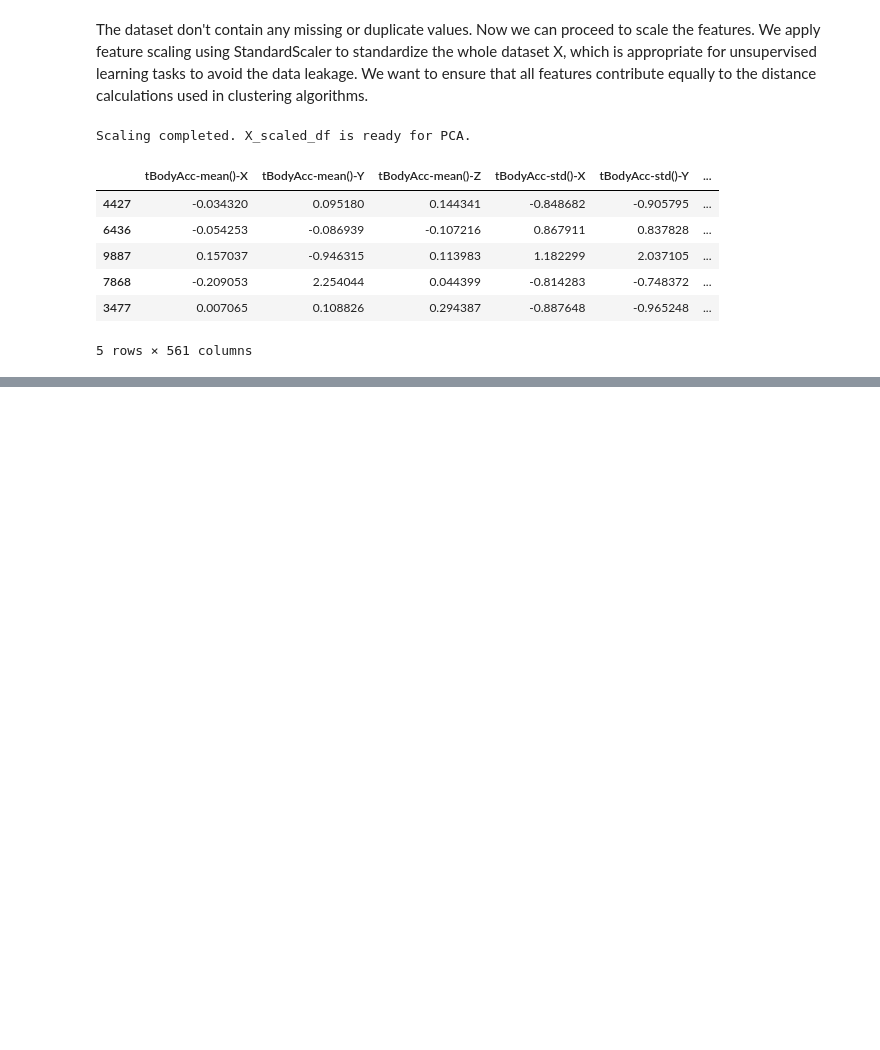
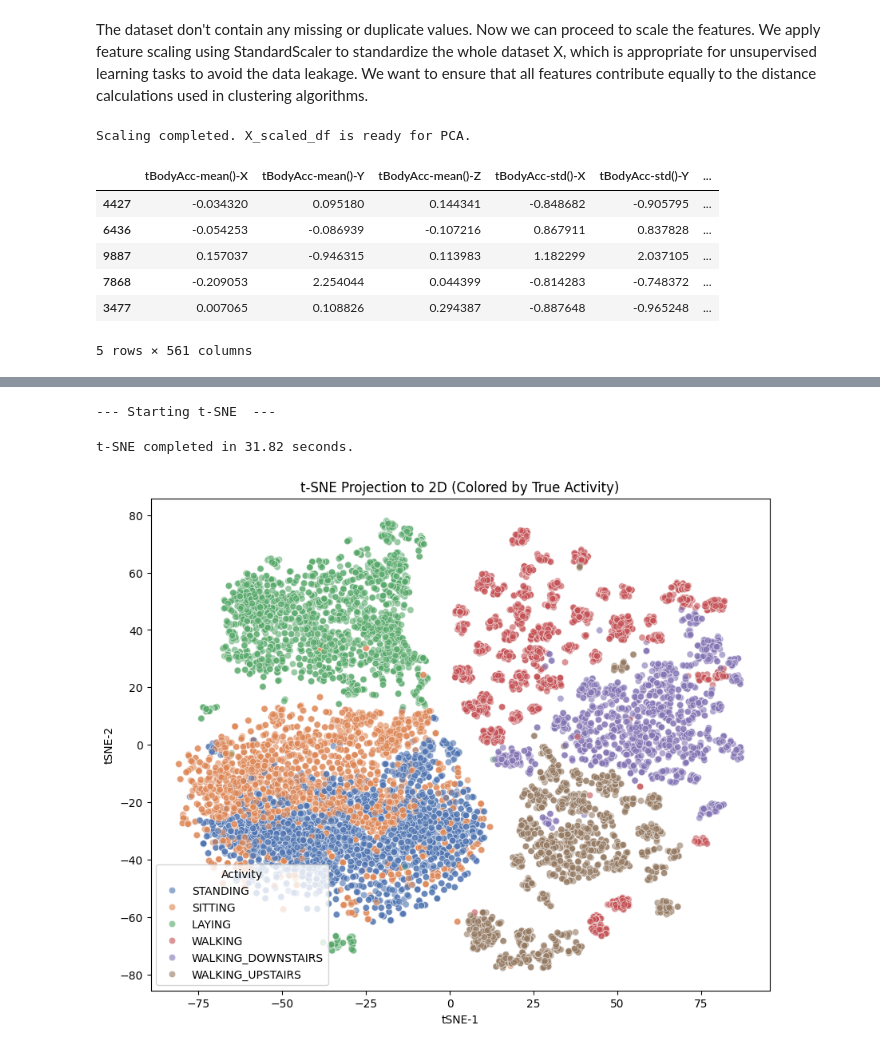
Before and after one commit to JakubbBlaszczykk/Project2-HAR-Unsupervised-Analysis, a Jupyter notebook: main.ipynb, the cells around one changed output, grey strips where cells are left out. Drawn from its saved outputs; the diff is of its cells as text; code cells hidden in the pictures; blank space fills up the shorter version.

```diff
--- a/main.ipynb
+++ b/main.ipynb
@@ -212,0 +304,31 @@ X_scaled_df.sample(5)
+# %%
+import time
+print("\n--- Starting t-SNE  ---")
+tsne = TSNE(n_components=2,
+            random_state=42,
+            perplexity=30,
+            n_iter=1000)
+
+time_start = time.time()
+X_tsne = tsne.fit_transform(X_scaled_df)
+print(f't-SNE completed in {time.time()-time_start:.2f} seconds.')
+# %% [output]
+--- Starting t-SNE  ---
+t-SNE completed in 31.82 seconds.
+# %%
+tsne_df = pd.DataFrame(data=X_tsne, columns=['tSNE-1', 'tSNE-2'])
+tsne_df['Activity'] = [label_map[label] for label in y]
+# %%
+plt.figure(figsize=(10, 8))
+sns.scatterplot(
+    x='tSNE-1', y='tSNE-2',
+    hue='Activity',
+    palette='deep',
+    data=tsne_df,
+    legend="full",
+    alpha=0.6
+)
+plt.title('t-SNE Projection to 2D (Colored by True Activity)')
+plt.show()
+# %% [output]
+[figure, added]
```
Also changed, not shown: parts of 17 cells of this notebook.
